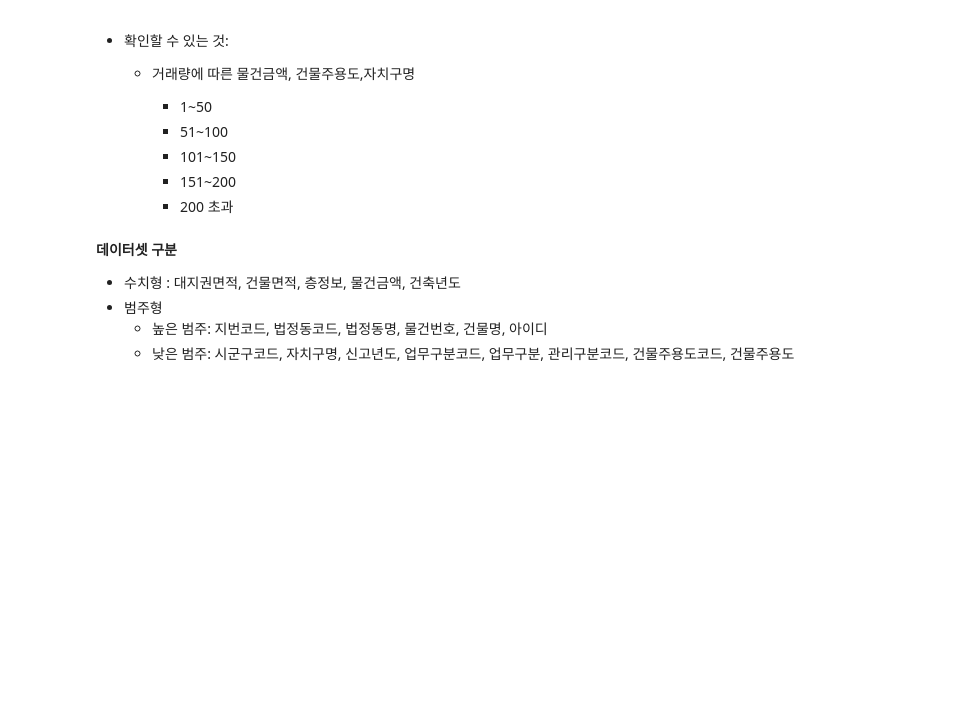
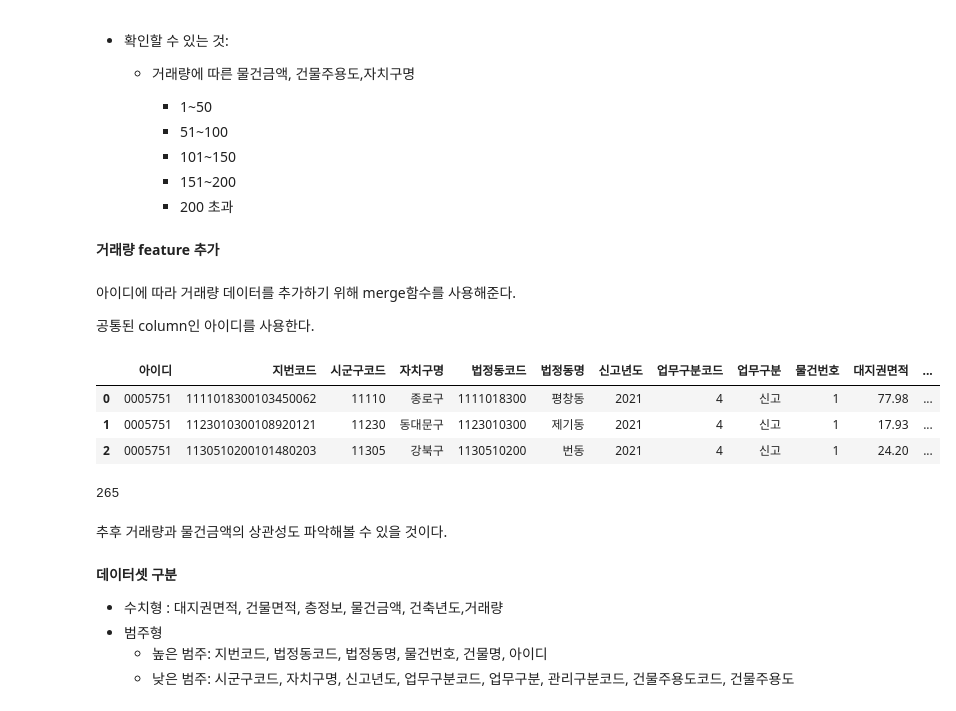
Before and after one commit to MinsooKwak/real_estate, a Jupyter notebook: real_estate_data.ipynb, the cells around one changed output. Drawn from its saved outputs; the diff is of its cells as text; code cells hidden in the pictures; blank space fills up the shorter version.

```diff
--- a/real_estate_data.ipynb
+++ b/real_estate_data.ipynb
@@ -252,0 +238,3 @@ Name: 아이디, Length: 64266, dtype: int64
+# %%
+trade_df = df2.아이디.value_counts().rename_axis('아이디').reset_index(name='거래량')
+trade_df
@@ -268,10 +270,30 @@ df2.아이디.value_counts().hist(bins=10,facecolor='orange', alpha=0.7)
     - 101~150
     - 151~200
     - 200 초과
+# %% [markdown]
+**거래량 feature 추가**
+# %% [markdown]
+아이디에 따라 거래량 데이터를 추가하기 위해 merge함수를 사용해준다.
+
+공통된 column인 아이디를 사용한다.
+# %%
+df2=pd.merge(df2,trade_df,on='아이디')
+df2.head(3)
+# %% [output]
+|  | 아이디 | 지번코드 | 시군구코드 | 자치구명 | 법정동코드 | 법정동명 | 신고년도 | 업무구분코드 | 업무구분 | 물건번호 | 대지권면적 | ... |
+| 0 | 0005751 | 1111018300103450062 | 11110 | 종로구 | 1111018300 | 평창동 | 2021 | 4 | 신고 | 1 | 77.98 | ... |
+| 1 | 0005751 | 1123010300108920121 | 11230 | 동대문구 | 1123010300 | 제기동 | 2021 | 4 | 신고 | 1 | 17.93 | ... |
+| 2 | 0005751 | 1130510200101480203 | 11305 | 강북구 | 1130510200 | 번동 | 2021 | 4 | 신고 | 1 | 24.20 | ... |
+# %%
+df2.거래량.nunique()
+# %% [output]
+265
+# %% [markdown]
+추후 거래량과 물건금액의 상관성도 파악해볼 수 있을 것이다.
 # %% [markdown]
 **데이터셋 구분**
 
-- 수치형 : 대지권면적, 건물면적, 층정보, 물건금액, 건축년도
+- 수치형 : 대지권면적, 건물면적, 층정보, 물건금액, 건축년도,거래량
 - 범주형
   - 높은 범주: 지번코드, 법정동코드, 법정동명, 물건번호, 건물명, 아이디
   - 낮은 범주: 시군구코드, 자치구명, 신고년도, 업무구분코드, 업무구분, 관리구분코드, 건물주용도코드, 건물주용도
```
Also changed, not shown: parts of 2 cells of this notebook.
